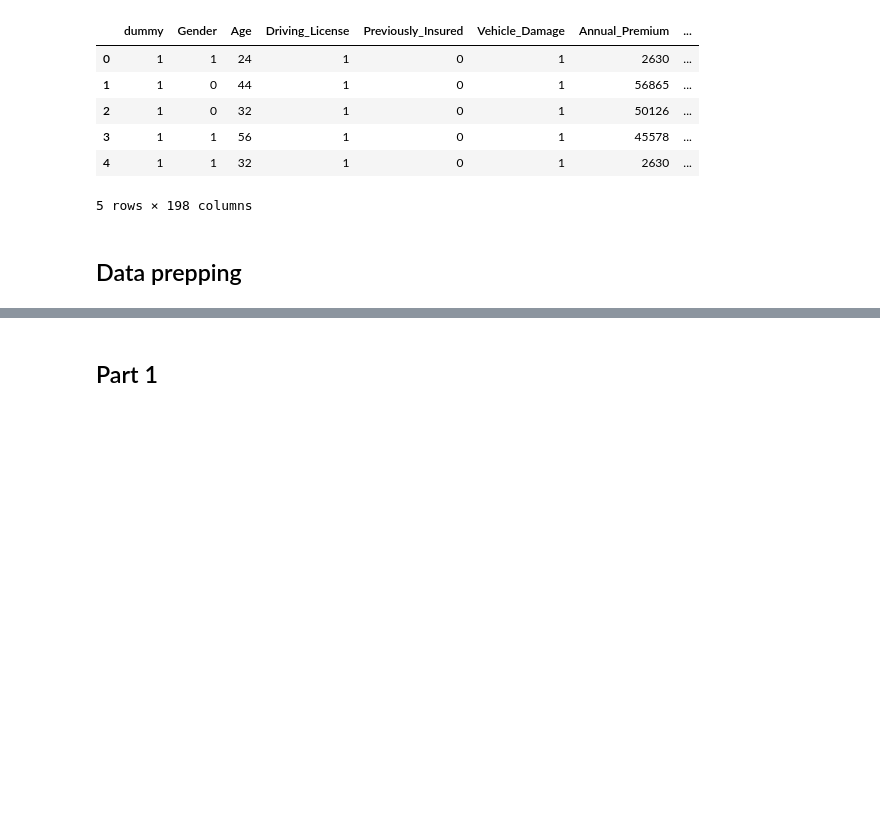
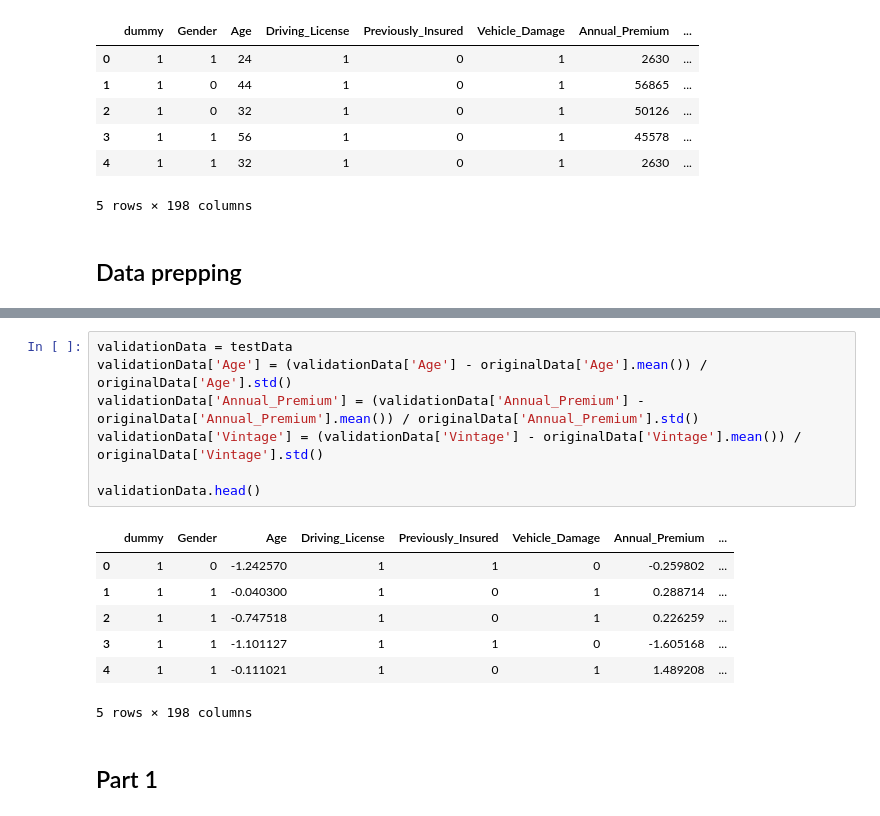
Before and after one commit to KingstonRainsworthCS/AI-534, a Jupyter notebook: IA2/IA2.ipynb, the cells around one changed output, grey strips where cells are left out. Cells and saved outputs as stored; diff of their text form; blank space fills up the shorter version.

```diff
--- a/IA2/IA2.ipynb
+++ b/IA2/IA2.ipynb
@@ -37,5 +37,20 @@ normalizeData.head()
 | 3 | 1 | 1 | 1.091249 | 1 | 0 | 1 | 0.844416 | ... |
 | 4 | 1 | 1 | -0.606074 | 1 | 0 | 1 | -1.605168 | ... |
 5 rows × 198 columns
+# %%
+validationData = testData
+validationData['Age'] = (validationData['Age'] - originalData['Age'].mean()) / originalData['Age'].std()
+validationData['Annual_Premium'] = (validationData['Annual_Premium'] - originalData['Annual_Premium'].mean()) / originalData['Annual_Premium'].std()
+validationData['Vintage'] = (validationData['Vintage'] - originalData['Vintage'].mean()) / originalData['Vintage'].std()
+
+validationData.head()
+# %% [output]
+|  | dummy | Gender | Age | Driving_License | Previously_Insured | Vehicle_Damage | Annual_Premium | ... |
+| 0 | 1 | 0 | -1.242570 | 1 | 1 | 0 | -0.259802 | ... |
+| 1 | 1 | 1 | -0.040300 | 1 | 0 | 1 | 0.288714 | ... |
+| 2 | 1 | 1 | -0.747518 | 1 | 0 | 1 | 0.226259 | ... |
+| 3 | 1 | 1 | -1.101127 | 1 | 1 | 0 | -1.605168 | ... |
+| 4 | 1 | 1 | -0.111021 | 1 | 0 | 1 | 1.489208 | ... |
+5 rows × 198 columns
 # %% [markdown]
 ## Part 1
```
Also changed, not shown: parts of 24 cells of this notebook, 1 other file.
